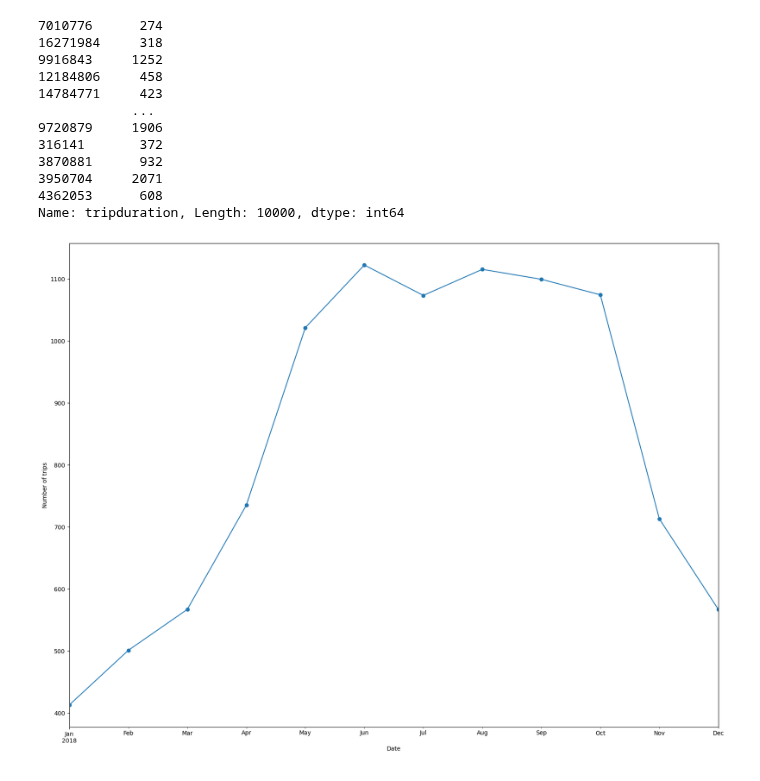
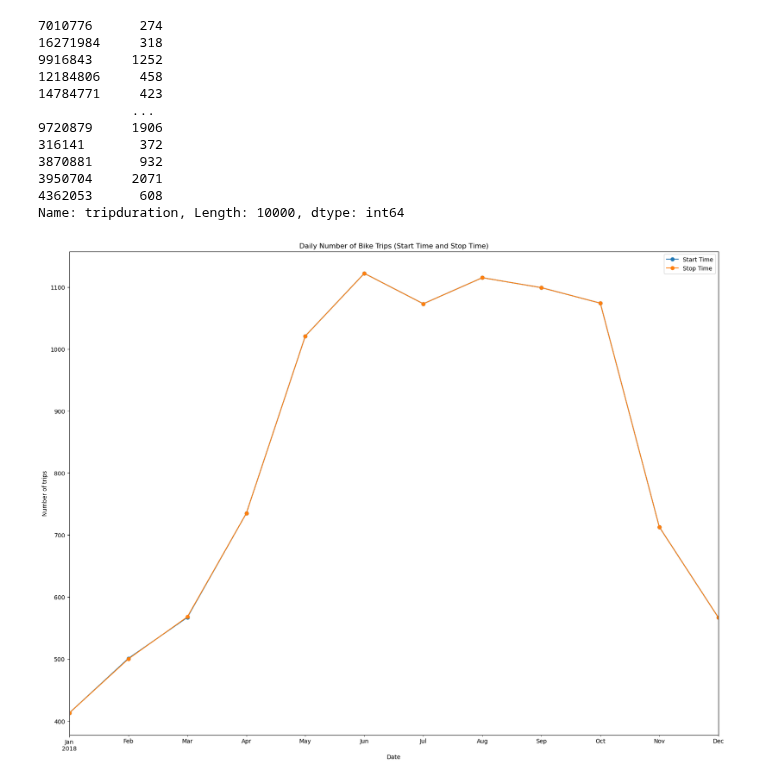
Before and after one commit to MikeKata13/Business_Analytics_Project, a Jupyter notebook: main.ipynb, the cells around one changed output. Drawn from its saved outputs; the diff is of its cells as text; code cells hidden in the pictures.

```diff
--- a/main.ipynb
+++ b/main.ipynb
@@ -455,20 +455,32 @@ Name: tripduration, Length: 10000, dtype: int64
 # %%
 # Convert start time and stoptime to datetime
 df_sample['starttime'] = pd.to_datetime(df_sample['starttime'])
 df_sample['stoptime'] = pd.to_datetime(df_sample['stoptime'])
 
 # Time series analysis
 # Extract the start time and trip duration columns
-time_series = df_sample[['starttime', 'tripduration']]
-# Set the start time as the index
-time_series = time_series.set_index('starttime')
-# Resample the data by day and sum the trip duration
-time_series = time_series.resample('M').size()
-# Plot the time series using linear interpolation
-time_series.plot(figsize=(20, 15), marker='o', linestyle='-')
+start_time_series = df_sample[['starttime', 'tripduration']]
+stop_time_series = df_sample[['stoptime', 'tripduration']]
+
+# Set the start time as the index for start_time_series
+start_time_series.set_index('starttime', inplace=True)
+
+# Set the stoptime as the index for stop_time_series
+stop_time_series.set_index('stoptime', inplace=True)
+
+# Resample the data by day and calculate the total number of trips per day for start and stop times
+daily_trips_start = start_time_series.resample('M').size()
+daily_trips_stop = stop_time_series.resample('M').size()
+
+# Plot the time series for both start and stop times
+plt.figure(figsize=(20, 15))
+daily_trips_start.plot(label='Start Time', marker='o', linestyle='-')
+daily_trips_stop.plot(label='Stop Time', marker='o', linestyle='-')
+
 plt.xlabel('Date')
 plt.ylabel('Number of trips')
-plt.savefig('plots/time_series.png')
+plt.title('Daily Number of Bike Trips (Start Time and Stop Time)')
+plt.legend()
 plt.show()
 # %% [output]
-[figure, old version]
+[figure, new version]
```
Also changed, not shown: parts of 2 cells of this notebook, 1 other file.
